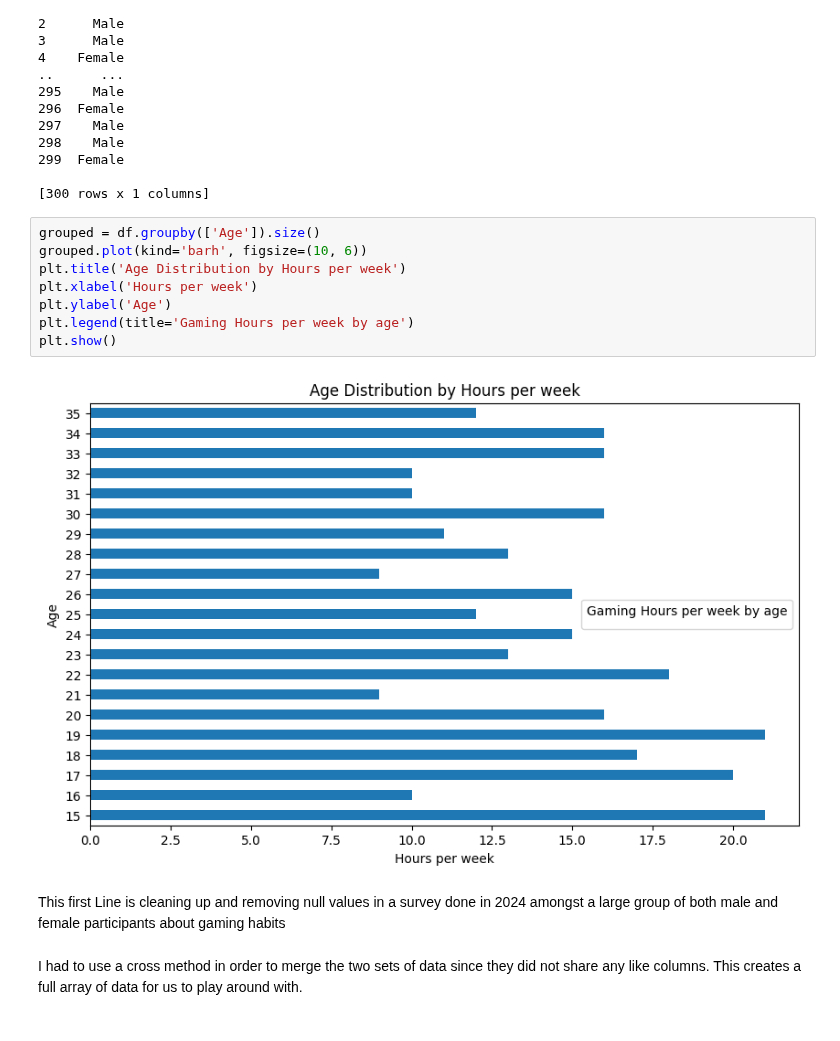
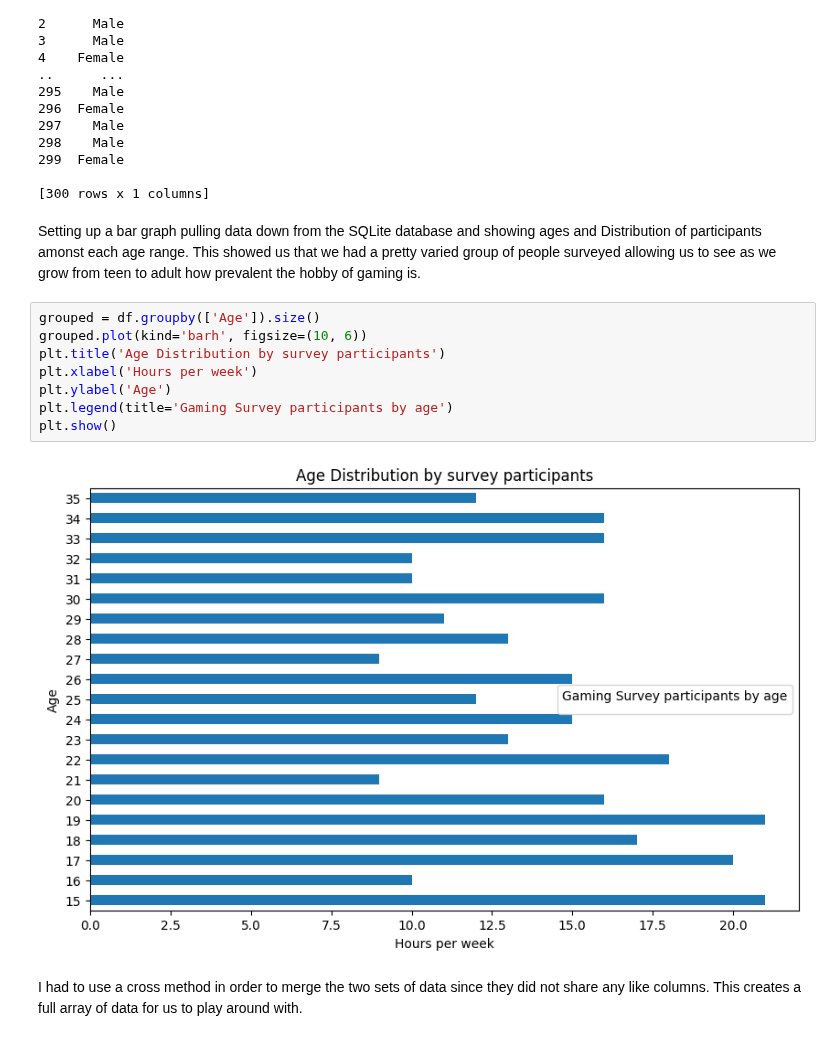
Before and after one commit to Zyoung002/Dataanalyticscapstone, a Jupyter notebook: Gaming_Trends.ipynb, the cells around one changed output. Cells and saved outputs as stored; diff of their text form.

```diff
--- a/Gaming_Trends.ipynb
+++ b/Gaming_Trends.ipynb
@@ -135,18 +139,18 @@ print(df2)
 299  Female
 
 [300 rows x 1 columns]
+# %% [markdown]
+Setting up a bar graph pulling data down from the SQLite database and showing ages and Distribution of participants amonst each age range. This showed us that we had a pretty varied group of people surveyed allowing us to see as we grow from teen to adult how prevalent the hobby of gaming is.
 # %%
 grouped = df.groupby(['Age']).size()
 grouped.plot(kind='barh', figsize=(10, 6))
-plt.title('Age Distribution by Hours per week')
+plt.title('Age Distribution by survey participants')
 plt.xlabel('Hours per week')
 plt.ylabel('Age')
-plt.legend(title='Gaming Hours per week by age')
+plt.legend(title='Gaming Survey participants by age')
 plt.show()
 # %% [output]
-[figure, old version]
+[figure, new version]
-# %% [markdown]
-This first Line is cleaning up and removing null values in a survey done in 2024 amongst a large group of both male and female participants about gaming habits
 # %% [markdown]
 I had to use a cross method in order to merge the two sets of data since they did not share any like columns. This creates a full array of data for us to play around with.
 # %%
```
Also changed, not shown: parts of 11 cells of this notebook, 2 other files.
